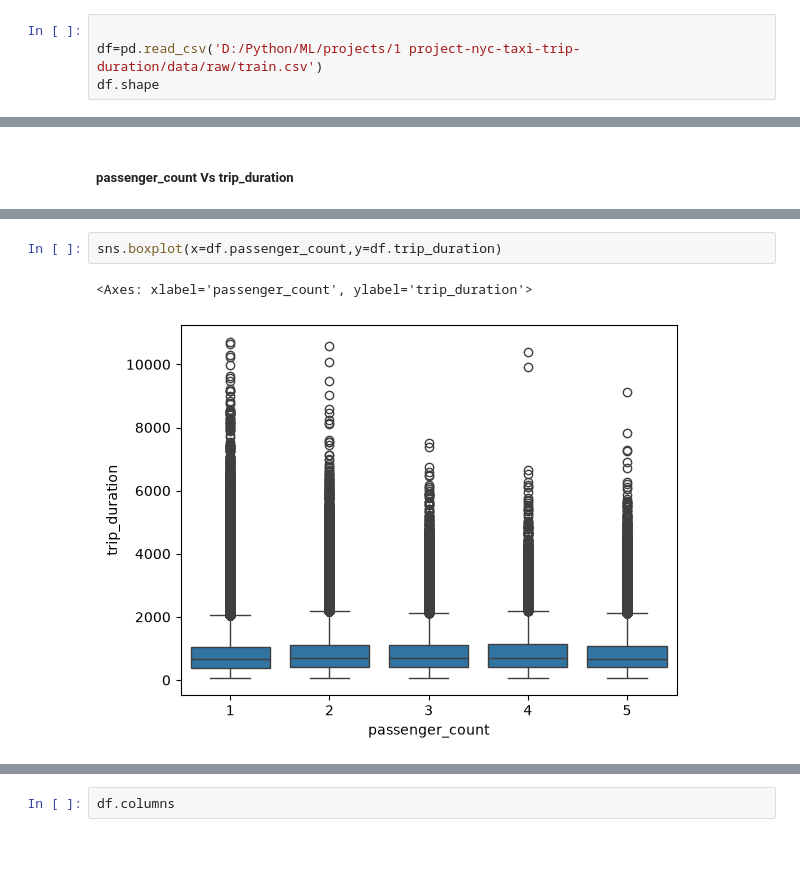
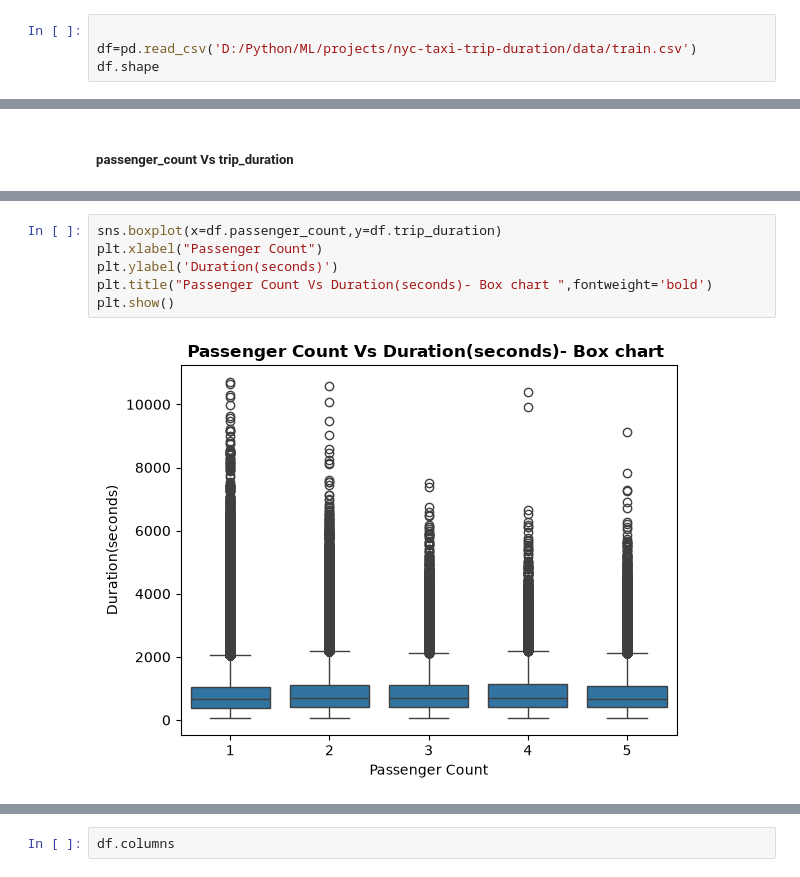
Before and after one commit to Abdelrhman-1213/NYC-taxi-trip-duration, a Jupyter notebook: notebooks/EDA_Training_Data.ipynb, the cells around one changed output, grey strips where cells are left out. Saved outputs shown, nothing was run; the diff lists cells and outputs as text; blank space fills up the shorter version.

```diff
--- a/notebooks/EDA_Training_Data.ipynb
+++ b/notebooks/EDA_Training_Data.ipynb
@@ -32,7 +32,7 @@ import matplotlib.pyplot as plt
 import seaborn as sns
 # %%
 
-df=pd.read_csv('D:/Python/ML/projects/1 project-nyc-taxi-trip-duration/data/raw/train.csv')
+df=pd.read_csv('D:/Python/ML/projects/nyc-taxi-trip-duration/data/train.csv')
 df.shape
 # %% [output]
 (1000000, 10)
@@ -288,8 +298,11 @@ plt.show()
 # %%
 sns.boxplot(x=df.passenger_count,y=df.trip_duration)
+plt.xlabel("Passenger Count")
+plt.ylabel('Duration(seconds)')
+plt.title("Passenger Count Vs Duration(seconds)- Box chart ",fontweight='bold')
+plt.show()
 # %% [output]
-<Axes: xlabel='passenger_count', ylabel='trip_duration'>
-[figure, old version]
+[figure, new version]
 # %%
 features=['passenger_count', 'trip_duration']
 cor=df[features].corr()
```
Also changed, not shown: parts of 47 cells of this notebook, 5 other files.
